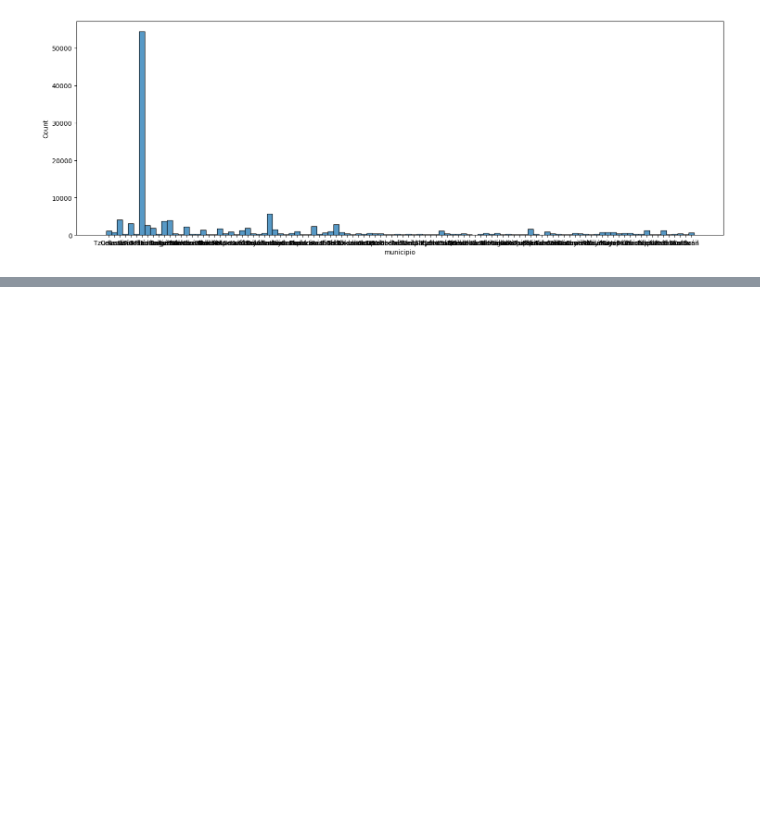
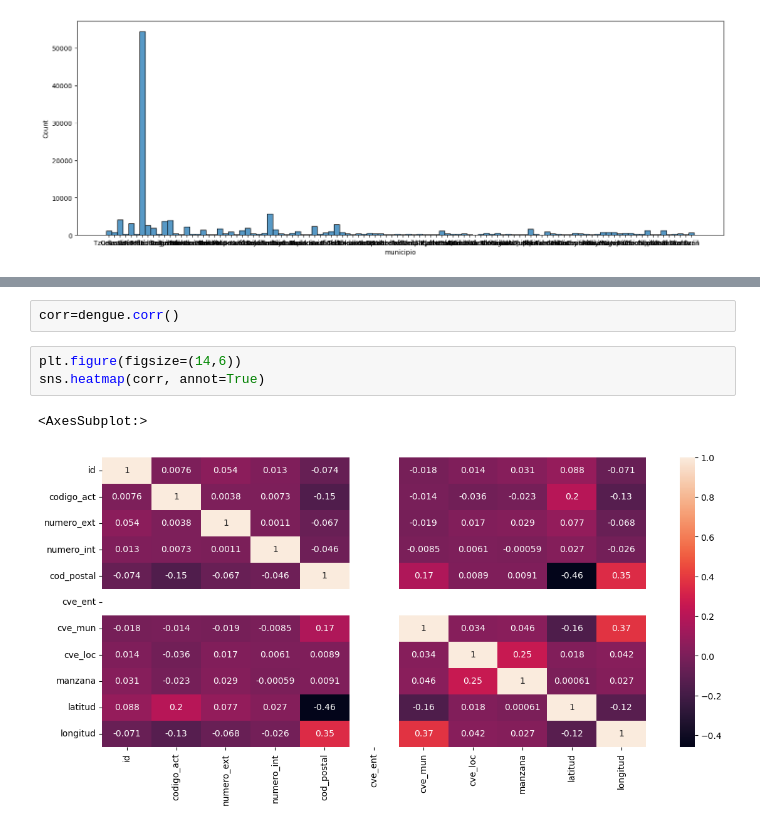
Before and after one commit to rencblanco/Ejemplo, a Jupyter notebook: dengue.ipynb, the cells around one changed output, grey strips where cells are left out. Drawn from its saved outputs; the diff is of its cells as text; blank space fills up the shorter version.

```diff
--- a/dengue.ipynb
+++ b/dengue.ipynb
@@ -154,0 +182,8 @@ sns.histplot(data=dengue, x='municipio');
+# %%
+corr=dengue.corr()
+# %%
+plt.figure(figsize=(14,6))
+sns.heatmap(corr, annot=True)
+# %% [output]
+<AxesSubplot:>
+[figure, added]
```
Also changed, not shown: parts of 5 cells of this notebook.
